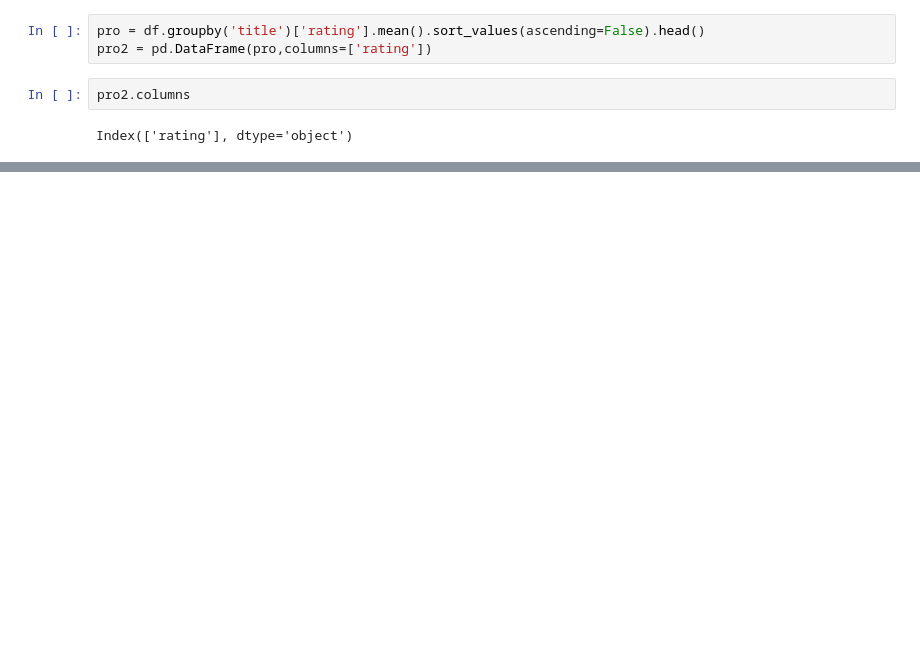
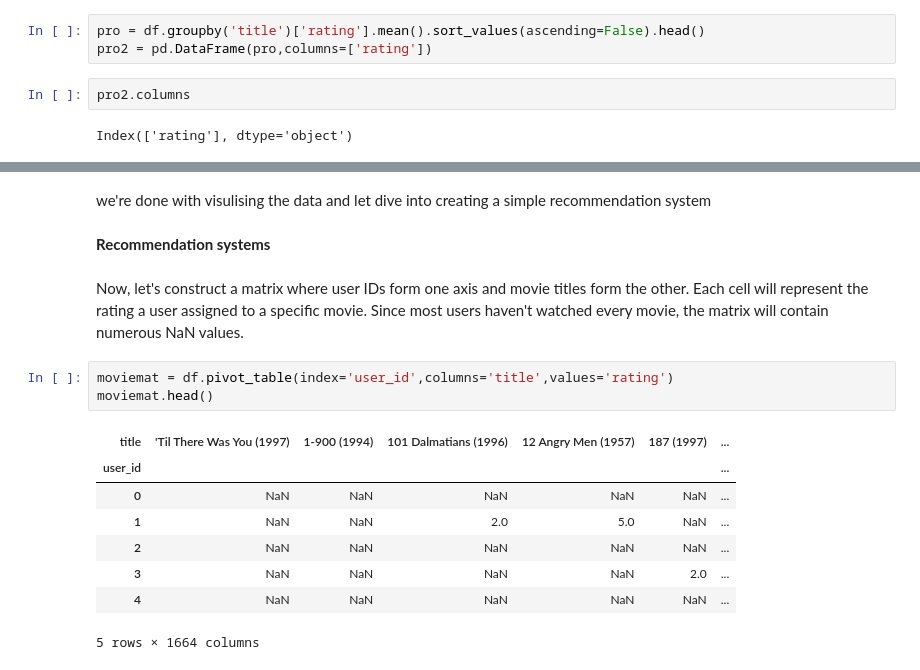
Before and after one commit to krishhankar/movie-recommendation-system, a Jupyter notebook: recommender_system_using_python.ipynb, the cells around one changed output, grey strips where cells are left out. Cells and saved outputs as stored; diff of their text form; blank space fills up the shorter version.

```diff
--- a/recommender_system_using_python.ipynb
+++ b/recommender_system_using_python.ipynb
@@ -80,0 +133,18 @@ Index(['rating'], dtype='object')
+# %% [markdown]
+we're done with visulising the data and let dive into creating a simple recommendation system
+# %% [markdown]
+**Recommendation systems**
+# %% [markdown]
+Now, let's construct a matrix where user IDs form one axis and movie titles form the other. Each cell will represent the rating a user assigned to a specific movie. Since most users haven't watched every movie, the matrix will contain numerous NaN values.
+# %%
+moviemat = df.pivot_table(index='user_id',columns='title',values='rating')
+moviemat.head()
+# %% [output]
+| title | 'Til There Was You (1997) | 1-900 (1994) | 101 Dalmatians (1996) | 12 Angry Men (1957) | 187 (1997) | ... |
+| user_id |  |  |  |  |  | ... |
+| 0 | NaN | NaN | NaN | NaN | NaN | ... |
+| 1 | NaN | NaN | 2.0 | 5.0 | NaN | ... |
+| 2 | NaN | NaN | NaN | NaN | NaN | ... |
+| 3 | NaN | NaN | NaN | NaN | 2.0 | ... |
+| 4 | NaN | NaN | NaN | NaN | NaN | ... |
+5 rows × 1664 columns
```
Also changed, not shown: parts of 23 cells of this notebook, 2 other files.
